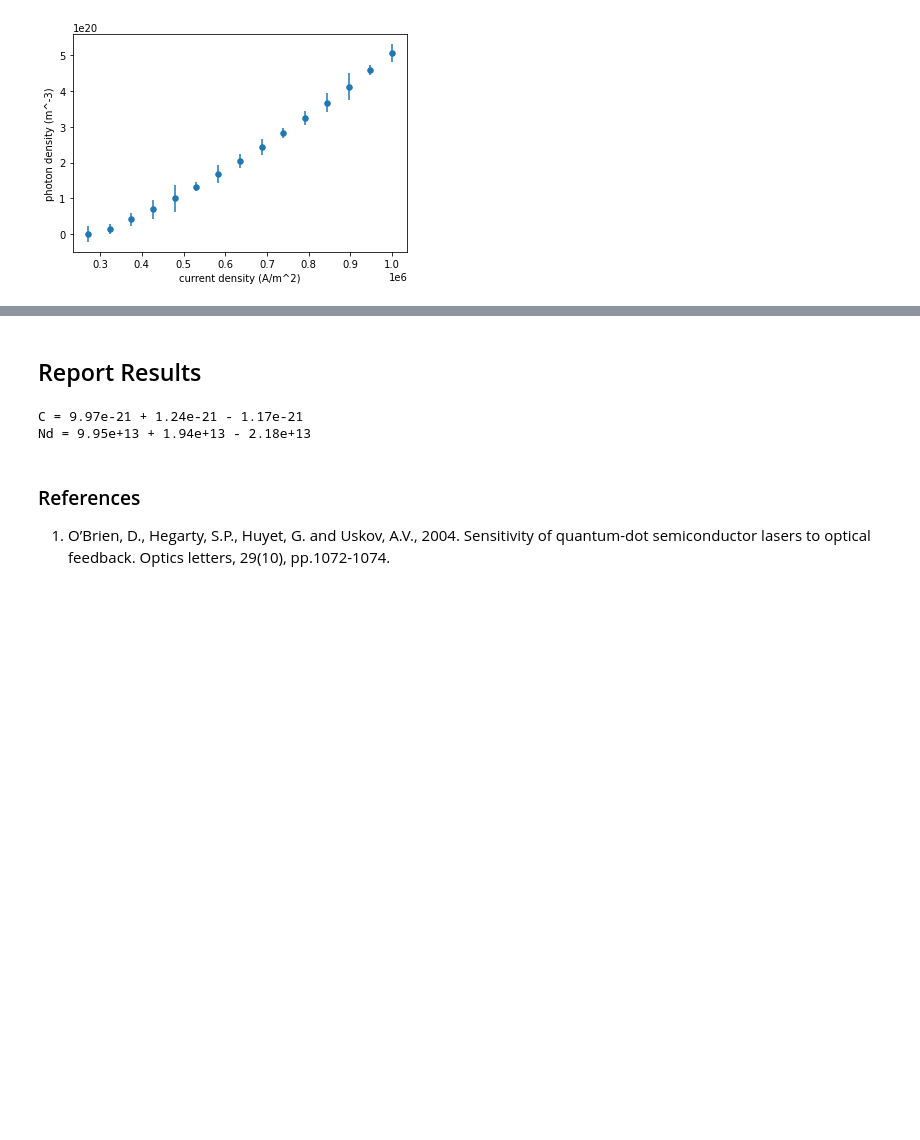
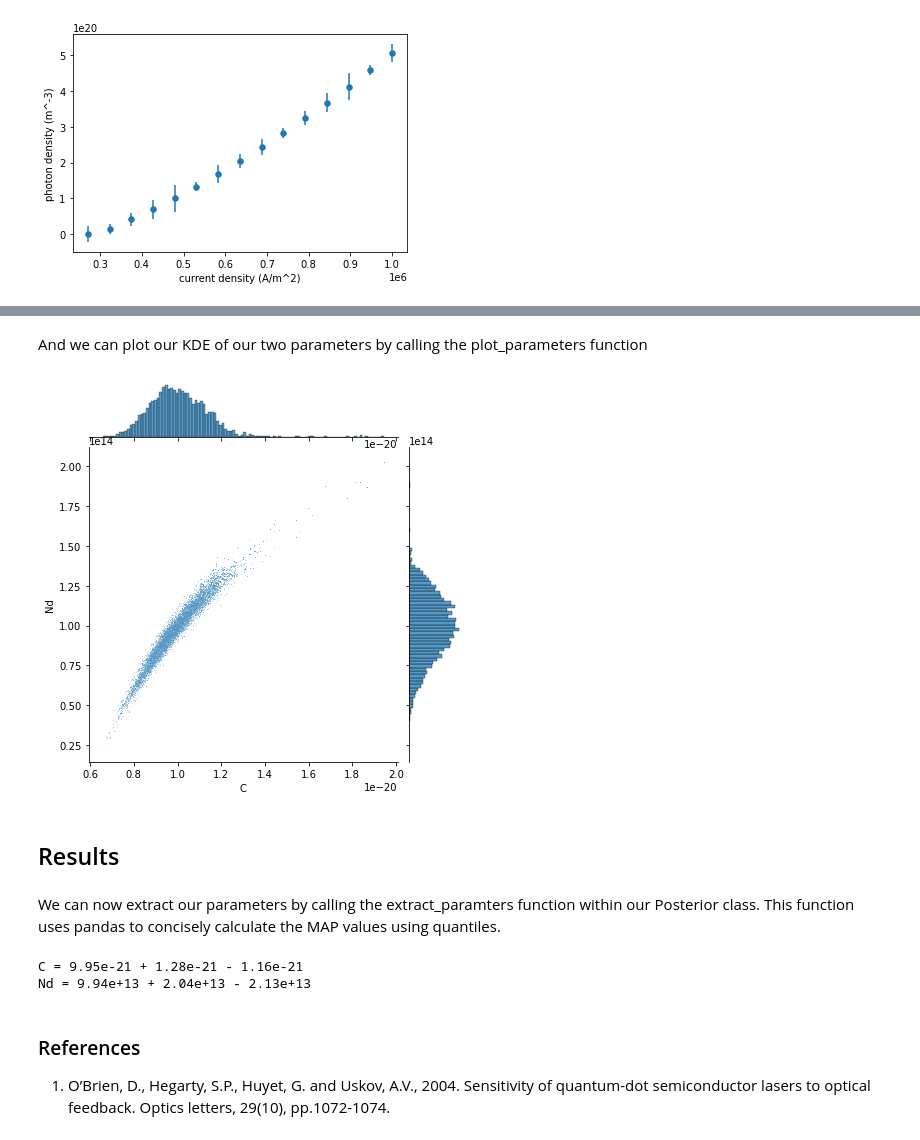
Before and after one commit to phys201/qd_laser_dynamics, a Jupyter notebook: tutorial.ipynb, the cells around one changed output, grey strips where cells are left out. Cells and saved outputs as stored; diff of their text form; code cells hidden in the pictures; blank space fills up the shorter version.

```diff
--- a/tutorial.ipynb
+++ b/tutorial.ipynb
@@ -158,17 +136,18 @@ joint_kde = sns.jointplot(x='C', y='Nd', data=parameter_samples, kind='scatter',
+# %% [markdown]
+And we can plot our KDE of our two parameters by calling the plot_parameters function
+# %%
+logpost.plot_parameters(param)
+# %% [output]
+[figure, added]
 # %% [markdown]
-## Report Results
+## Results
-# %%
-# calculating the MAP and values can be done concisely using pandas
-q = parameter_samples.quantile([0.16,0.50,0.84], axis=0)
-print("C = {:.2e} + {:.2e} - {:.2e}".format(q['C'][0.50],
-                                            q['C'][0.84]-q['C'][0.50],
-                                            q['C'][0.50]-q['C'][0.16]))
-print("Nd = {:.2e} + {:.2e} - {:.2e}".format(q['Nd'][0.50],
-                                            q['Nd'][0.84]-q['Nd'][0.50],
-                                            q['Nd'][0.50]-q['Nd'][0.16]))
-# %% [output]
-C = 9.97e-21 + 1.24e-21 - 1.17e-21
-Nd = 9.95e+13 + 1.94e+13 - 2.18e+13
+# %% [markdown]
+We can now extract our parameters by calling the extract_paramters function within our Posterior class.  This function uses pandas to concisely calculate the MAP values using quantiles.
+# %%
+parameters = logpost.extract_parameters(param)
+# %% [output]
+C = 9.95e-21 + 1.28e-21 - 1.16e-21
+Nd = 9.94e+13 + 2.04e+13 - 2.13e+13
 # %% [markdown]
 ### References
 1. O’Brien, D., Hegarty, S.P., Huyet, G. and Uskov, A.V., 2004. Sensitivity of quantum-dot semiconductor lasers to optical feedback. Optics letters, 29(10), pp.1072-1074.
```
Also changed, not shown: parts of 10 cells of this notebook, 2 other files.
